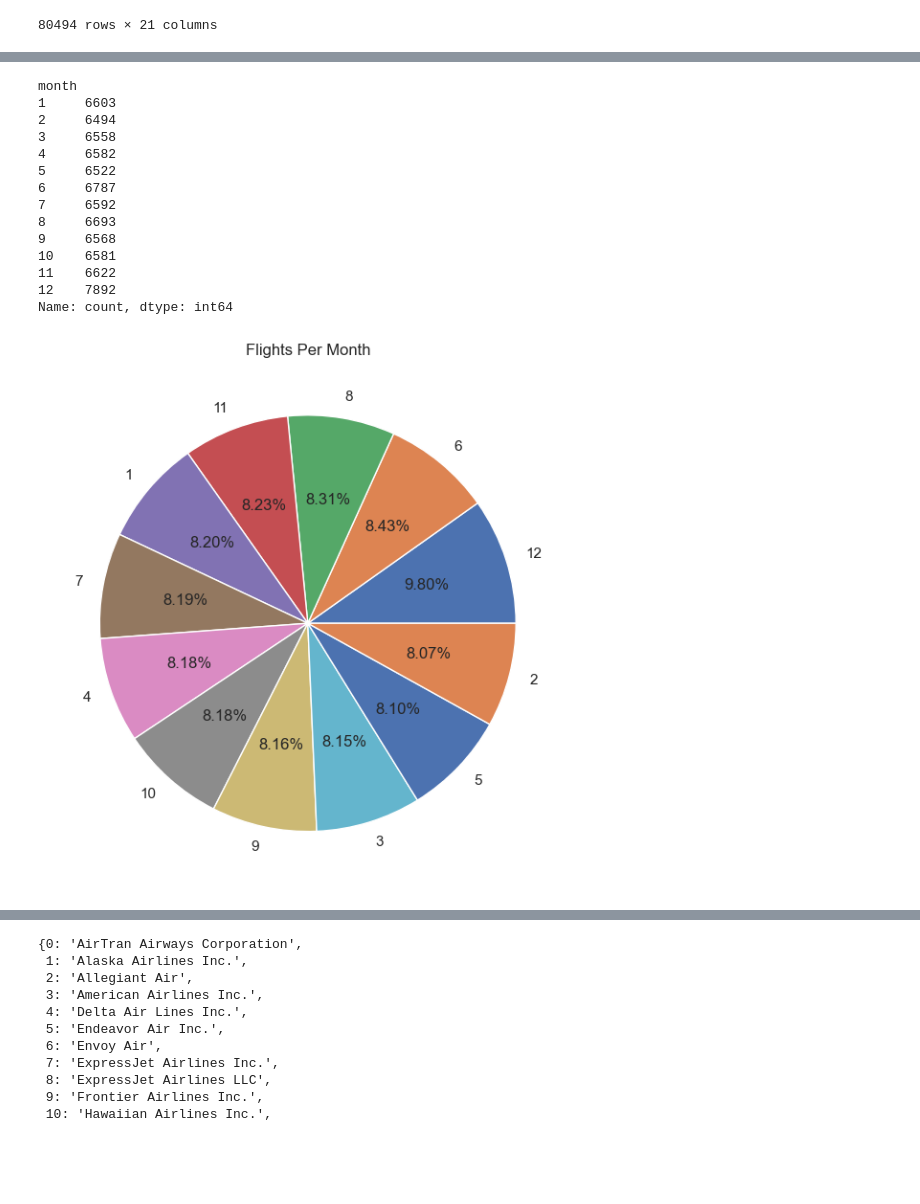
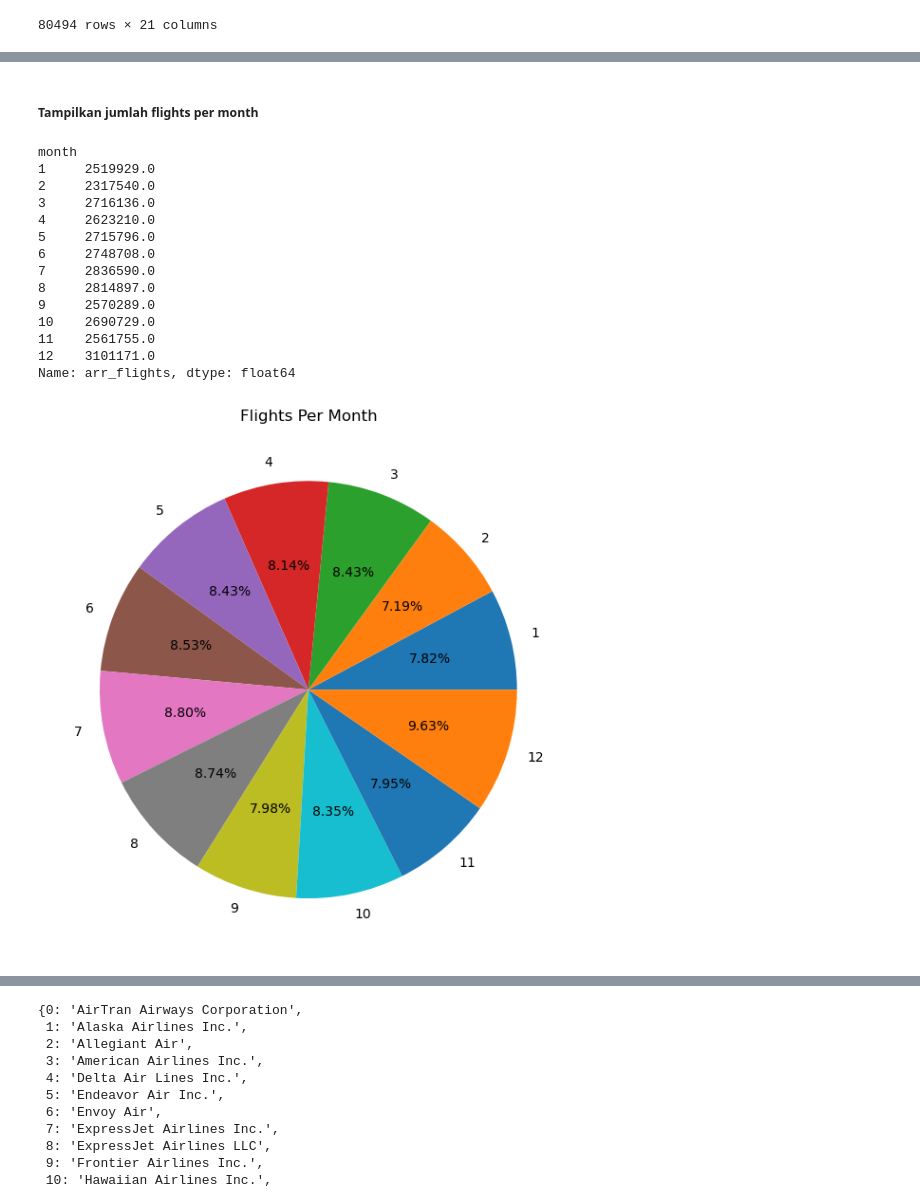
Before and after one commit to KurangKering/sdfsfslvjx, a Jupyter notebook: app/notebooks/flightdelay.ipynb, the cells around one changed output, grey strips where cells are left out. Saved outputs shown, nothing was run; the diff lists cells and outputs as text; code cells hidden in the pictures; blank space fills up the shorter version.

```diff
--- a/app/notebooks/flightdelay.ipynb
+++ b/app/notebooks/flightdelay.ipynb
@@ -192,24 +333,34 @@ Name: count, dtype: int64
+# %% [markdown]
+##### <b> Tampilkan jumlah flights per month</b>
 # %%
-flights_per_month = df_1.month.value_counts()
+flights_per_month = df_1.groupby('month')['arr_flights'].sum()
 print(flights_per_month.sort_index())
 fig, ax = plt.subplots(figsize=(6, 6))
 ax.pie(flights_per_month.values, labels = flights_per_month.index, autopct='%.2f%%')
 
 ax.set_title('Flights Per Month')
 plt.tight_layout()
+
+fig, ax = plt.subplots()
+ax.bar(flights_per_month.index, flights_per_month.values)
+
+ax.set_ylabel('Month')
+ax.set_xlabel('Flights')
+ax.set_title('Flights Per month')
+plt.show()
 # %% [output]
 month
-1     6603
-2     6494
-3     6558
-4     6582
-5     6522
-6     6787
-7     6592
-8     6693
-9     6568
-10    6581
-11    6622
-12    7892
-Name: count, dtype: int64
+1     2519929.0
+2     2317540.0
+3     2716136.0
+4     2623210.0
+5     2715796.0
+6     2748708.0
+7     2836590.0
+8     2814897.0
+9     2570289.0
+10    2690729.0
+11    2561755.0
+12    3101171.0
+Name: arr_flights, dtype: float64
-[figure, old version]
+[figure, new version]
```
Also changed, not shown: parts of 62 cells of this notebook.
